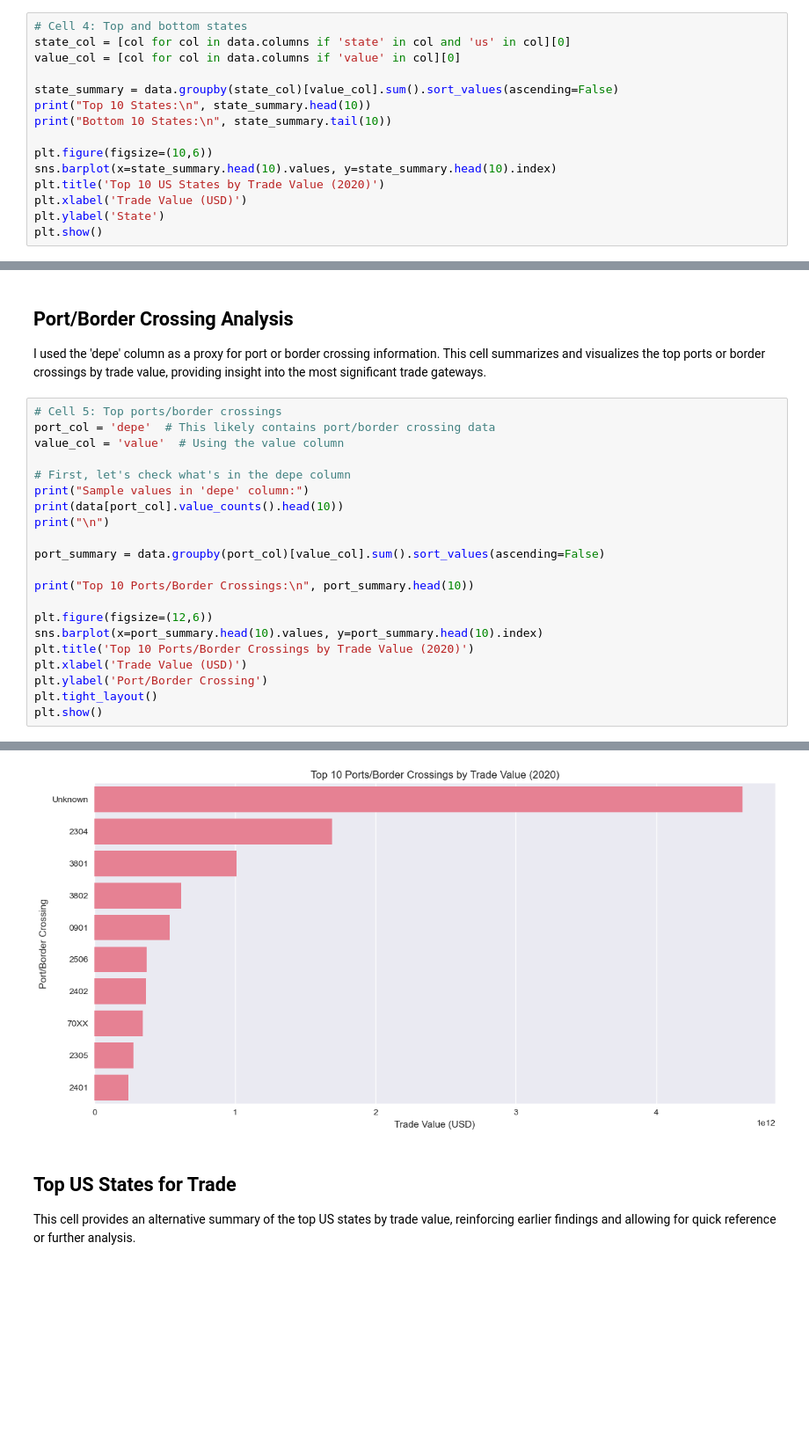
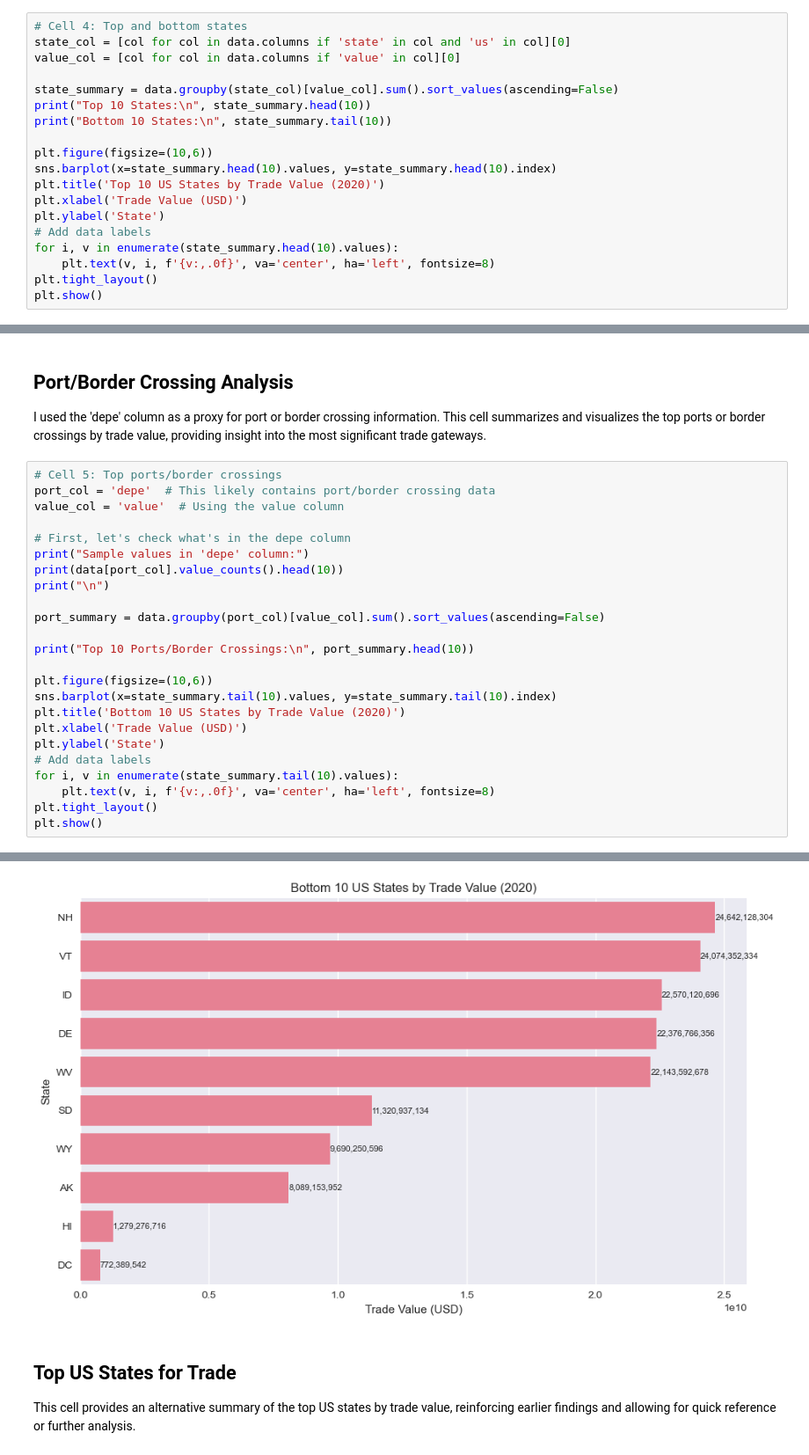
Before and after one commit to Debv122/transborder-freight-analysis, a Jupyter notebook: Analysis of questions/Tradeflow.ipynb, the cells around one changed output, grey strips where cells are left out. Shown at 88% size. Cells and saved outputs as stored; diff of their text form; blank space fills up the shorter version.

```diff
--- a/Analysis of questions/Tradeflow.ipynb
+++ b/Analysis of questions/Tradeflow.ipynb
@@ -94,6 +94,10 @@ sns.barplot(x=state_summary.head(10).values, y=state_summary.head(10).index)
 plt.title('Top 10 US States by Trade Value (2020)')
 plt.xlabel('Trade Value (USD)')
 plt.ylabel('State')
+# Add data labels
+for i, v in enumerate(state_summary.head(10).values):
+    plt.text(v, i, f'{v:,.0f}', va='center', ha='left', fontsize=8)
+plt.tight_layout()
 plt.show()
 # %% [output]
 Top 10 States:
@@ -198,38 +202,41 @@ value_col = 'value'  # Using the value column
 # First, let's check what's in the depe column
 print("Sample values in 'depe' column:")
 print(data[port_col].value_counts().head(10))
 print("\n")
 
 port_summary = data.groupby(port_col)[value_col].sum().sort_values(ascending=False)
 
 print("Top 10 Ports/Border Crossings:\n", port_summary.head(10))
 
-plt.figure(figsize=(12,6))
-sns.barplot(x=port_summary.head(10).values, y=port_summary.head(10).index)
-plt.title('Top 10 Ports/Border Crossings by Trade Value (2020)')
+plt.figure(figsize=(10,6))
+sns.barplot(x=state_summary.tail(10).values, y=state_summary.tail(10).index)
+plt.title('Bottom 10 US States by Trade Value (2020)')
 plt.xlabel('Trade Value (USD)')
-plt.ylabel('Port/Border Crossing')
+plt.ylabel('State')
+# Add data labels
+for i, v in enumerate(state_summary.tail(10).values):
+    plt.text(v, i, f'{v:,.0f}', va='center', ha='left', fontsize=8)
 plt.tight_layout()
 plt.show()
 # %% [output]
 Sample values in 'depe' column:
 depe
 Unknown    3818938
 2304        190082
 20XX         87271
 3802         83705
 0901         78935
 3801         70217
 3401         64394
 0712         62224
 3403         56628
 2402         56064
 ... (12 lines left out)
 70XX        345535273548
 2305        276672398398
 2401        241554209672
 Name: value, dtype: int64
-[figure, old version]
+[figure, new version]
 # %% [markdown]
 ## Top US States for Trade
 
```
Also changed, not shown: parts of 4 cells of this notebook.
